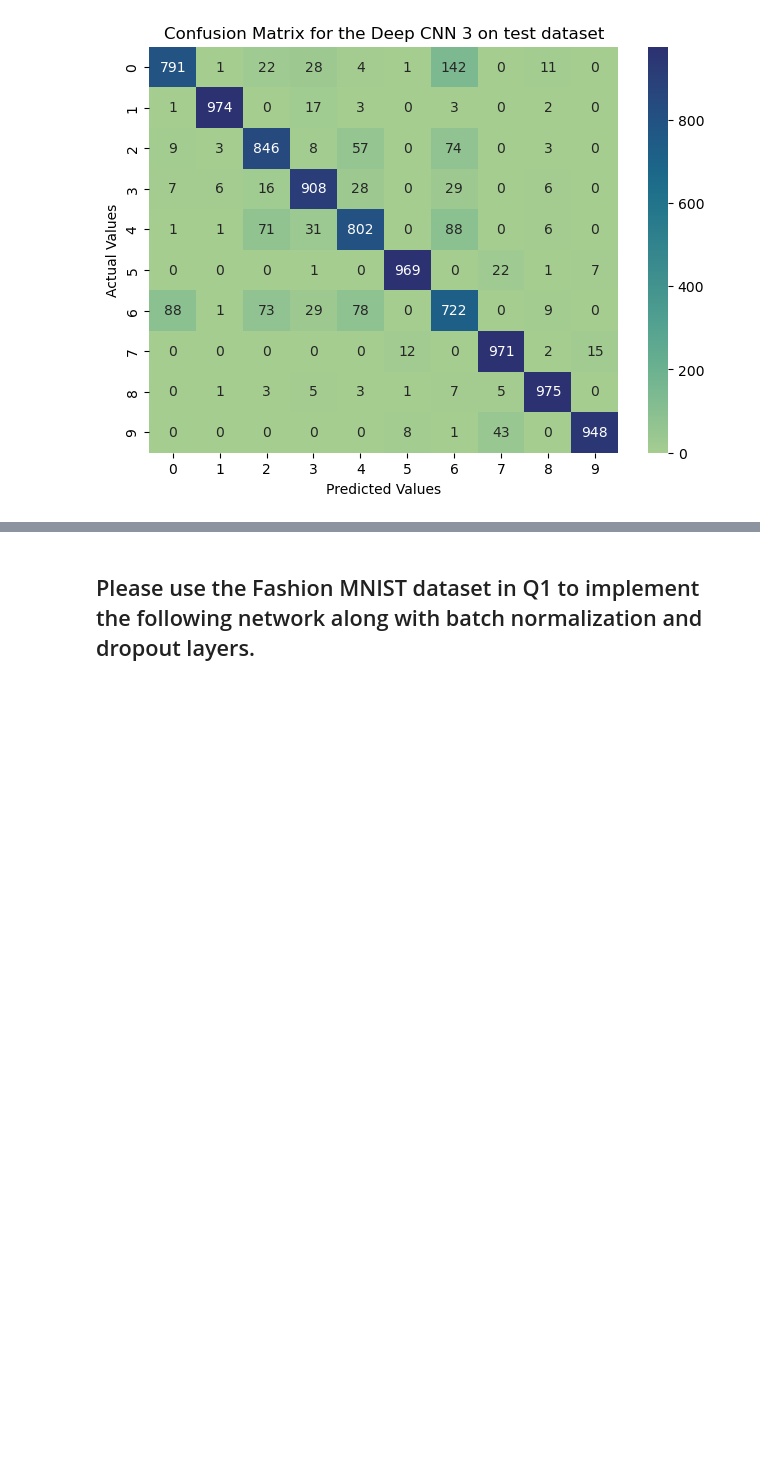
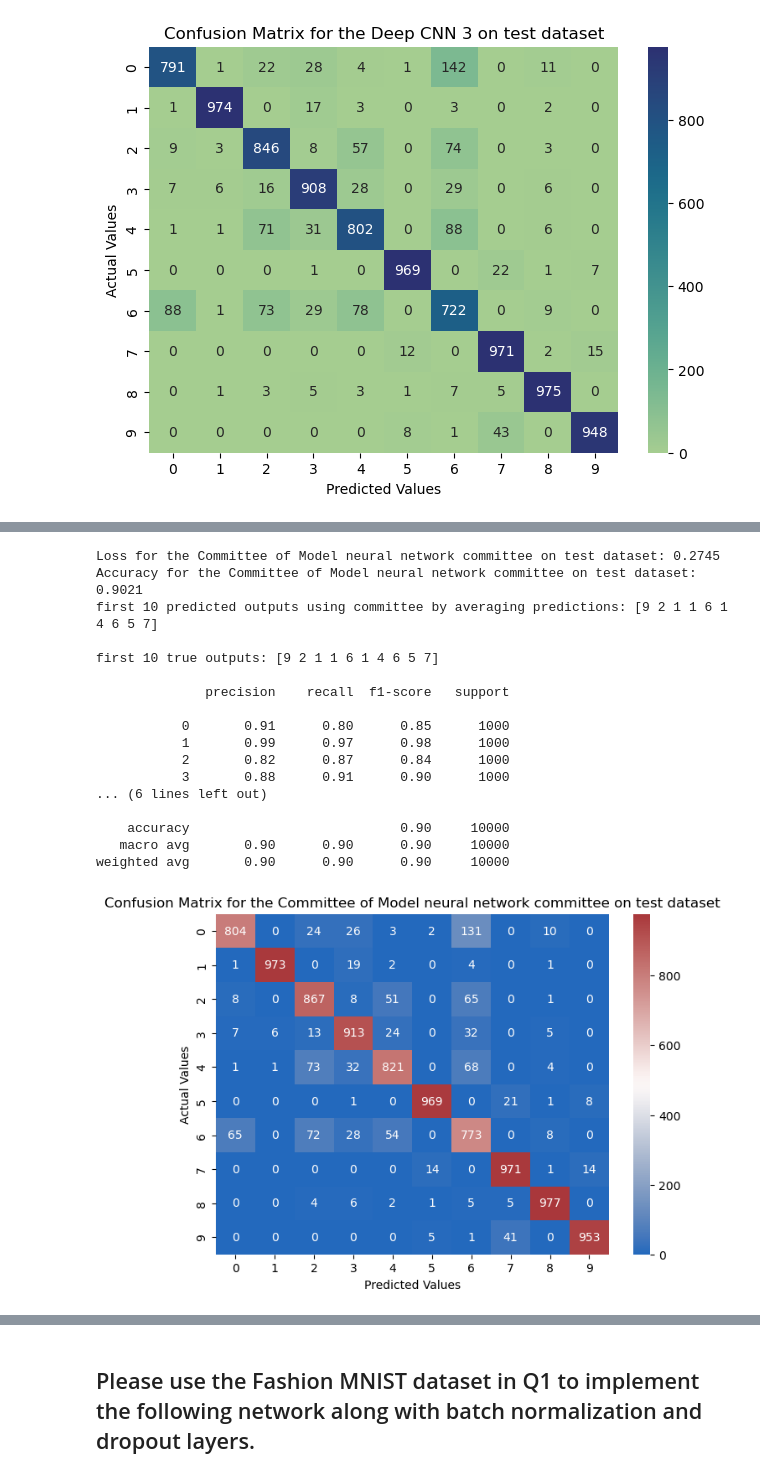
Before and after one commit to buddhathapa12/machine-learning, a Jupyter notebook: neural_network_Assignment3/E923Q669_Assignment3.ipynb, the cells around one changed output, grey strips where cells are left out. Cells and saved outputs as stored; diff of their text form; code cells hidden in the pictures; blank space fills up the shorter version.

Commit message:
Worked on committe of model and data augmentation

```diff
--- a/neural_network_Assignment3/E923Q669_Assignment3.ipynb
+++ b/neural_network_Assignment3/E923Q669_Assignment3.ipynb
@@ -1259 +1156,28 @@ weighted avg       0.89      0.89      0.89     10000
+# %%
+ModelCommitteeAnalysis(
+    [snn3_prediction_result_softmax,
+     simple_cnn3_prediction_result_softmax,
+     deep_cnn3_prediction_result_softmax],
+     test_labels,
+     "Committee of Model"
+)
+# %% [output]
+Loss for the Committee of Model neural network committee on test dataset: 0.2745
+Accuracy for the Committee of Model neural network committee on test dataset: 0.9021
+first 10 predicted outputs using committee by averaging predictions: [9 2 1 1 6 1 4 6 5 7]
+
+first 10 true outputs: [9 2 1 1 6 1 4 6 5 7]
+
+              precision    recall  f1-score   support
+
+           0       0.91      0.80      0.85      1000
+           1       0.99      0.97      0.98      1000
+           2       0.82      0.87      0.84      1000
+           3       0.88      0.91      0.90      1000
+... (6 lines left out)
+
+    accuracy                           0.90     10000
+   macro avg       0.90      0.90      0.90     10000
+weighted avg       0.90      0.90      0.90     10000
+[figure, added]
 # %% [markdown]
```
Also changed, not shown: parts of 32 cells of this notebook.
